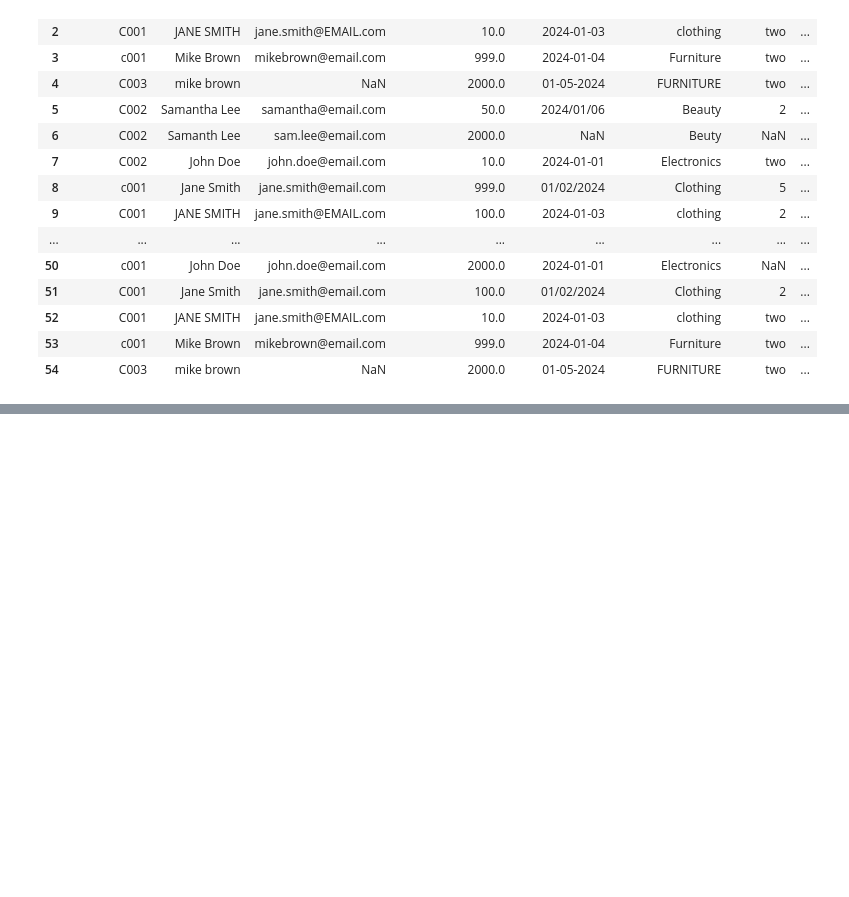
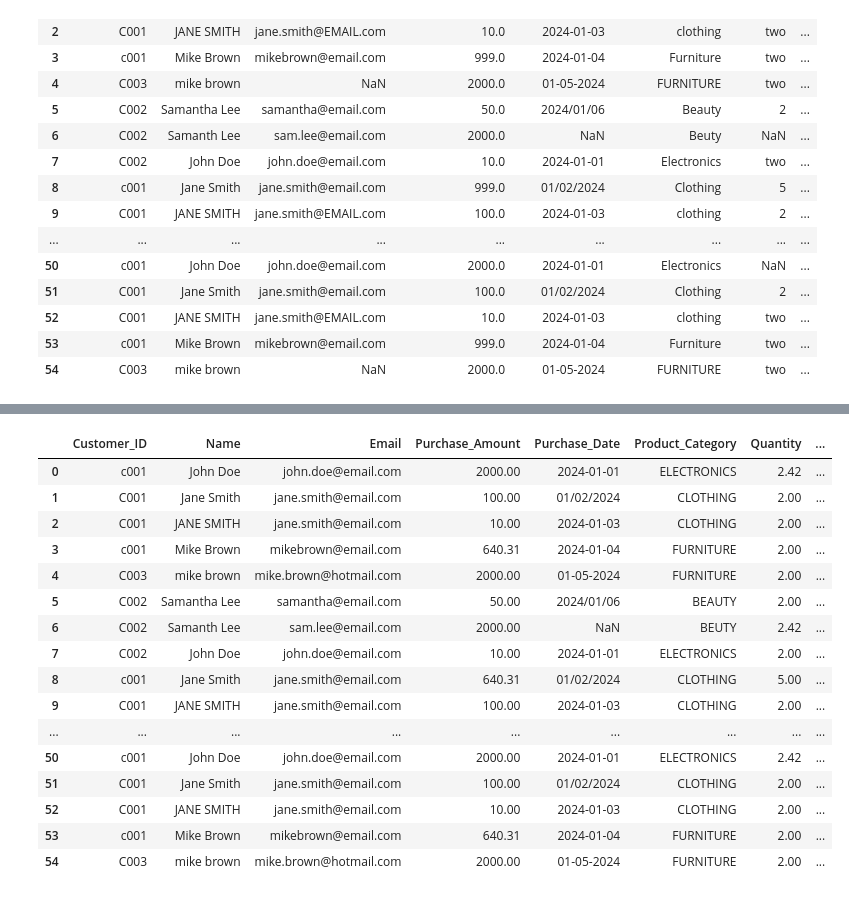
Before and after one commit to bogarin/analisis_desing_algoritmos, a Jupyter notebook: intro_cienca_datos.ipynb, the cells around one changed output, grey strips where cells are left out. Cells and saved outputs as stored; diff of their text form; code cells hidden in the pictures; blank space fills up the shorter version.

```diff
--- a/intro_cienca_datos.ipynb
+++ b/intro_cienca_datos.ipynb
@@ -197,0 +265,22 @@ df
+# %%
+df["Email"]=df["Email"].str.lower()
+df["Email"] = df["Email"].fillna(df["Name"].str.lower().str.replace(' ', '.') + "@hotmail.com")
+df
+# %% [output]
+|  | Customer_ID | Name | Email | Purchase_Amount | Purchase_Date | Product_Category | Quantity | ... |
+| 0 | c001 | John Doe | john.doe@email.com | 2000.00 | 2024-01-01 | ELECTRONICS | 2.42 | ... |
+| 1 | C001 | Jane Smith | jane.smith@email.com | 100.00 | 01/02/2024 | CLOTHING | 2.00 | ... |
+| 2 | C001 | JANE SMITH | jane.smith@email.com | 10.00 | 2024-01-03 | CLOTHING | 2.00 | ... |
+| 3 | c001 | Mike Brown | mikebrown@email.com | 640.31 | 2024-01-04 | FURNITURE | 2.00 | ... |
+| 4 | C003 | mike brown | mike.brown@hotmail.com | 2000.00 | 01-05-2024 | FURNITURE | 2.00 | ... |
+| 5 | C002 | Samantha Lee | samantha@email.com | 50.00 | 2024/01/06 | BEAUTY | 2.00 | ... |
+| 6 | C002 | Samanth Lee | sam.lee@email.com | 2000.00 | NaN | BEUTY | 2.42 | ... |
+| 7 | C002 | John Doe | john.doe@email.com | 10.00 | 2024-01-01 | ELECTRONICS | 2.00 | ... |
+| 8 | c001 | Jane Smith | jane.smith@email.com | 640.31 | 01/02/2024 | CLOTHING | 5.00 | ... |
+| 9 | C001 | JANE SMITH | jane.smith@email.com | 100.00 | 2024-01-03 | CLOTHING | 2.00 | ... |
+| ... | ... | ... | ... | ... | ... | ... | ... | ... |
+| 50 | c001 | John Doe | john.doe@email.com | 2000.00 | 2024-01-01 | ELECTRONICS | 2.42 | ... |
+| 51 | C001 | Jane Smith | jane.smith@email.com | 100.00 | 01/02/2024 | CLOTHING | 2.00 | ... |
+| 52 | C001 | JANE SMITH | jane.smith@email.com | 10.00 | 2024-01-03 | CLOTHING | 2.00 | ... |
+| 53 | c001 | Mike Brown | mikebrown@email.com | 640.31 | 2024-01-04 | FURNITURE | 2.00 | ... |
+| 54 | C003 | mike brown | mike.brown@hotmail.com | 2000.00 | 01-05-2024 | FURNITURE | 2.00 | ... |
```
Also changed, not shown: parts of 7 cells of this notebook, 1 other file.
